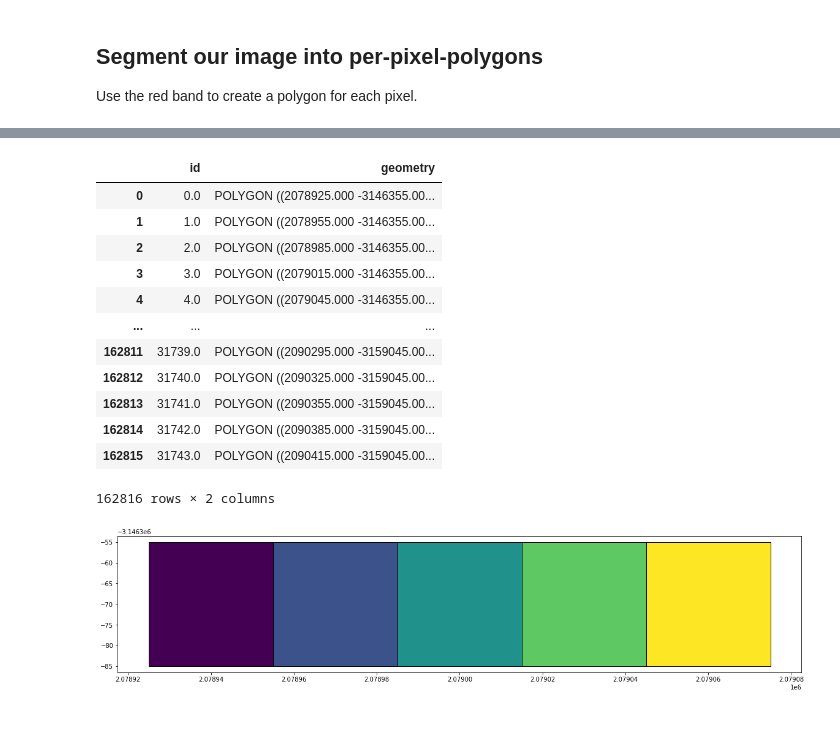
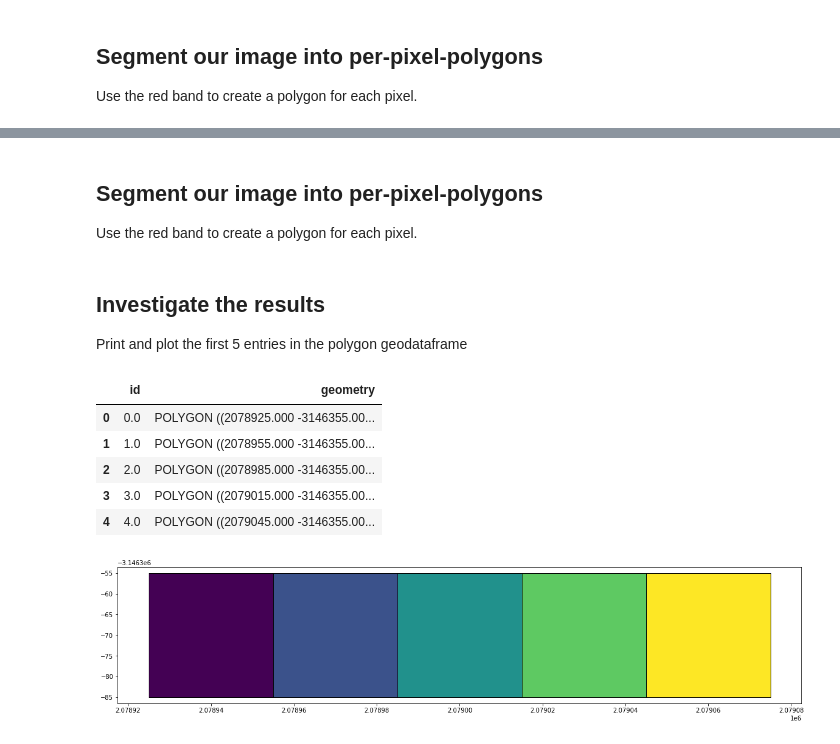
Before and after one commit to gorsol/dea-notebooks, a Jupyter notebook: 00_Development_Notebooks/Pixel_Edges/Polygonise_pixel_edges.ipynb, the cells around one changed output, grey strips where cells are left out. Saved outputs shown, nothing was run; the diff lists cells and outputs as text; code cells hidden in the pictures.

```diff
--- a/00_Development_Notebooks/Pixel_Edges/Polygonise_pixel_edges.ipynb
+++ b/00_Development_Notebooks/Pixel_Edges/Polygonise_pixel_edges.ipynb
@@ -163,0 +230,13 @@ Use the red band to create a polygon for each pixel.
+# %%
+# Create a landsat query
+ls_query = {
+    'x': (153.40, 153.50),
+    'y': (-27.40, -27.50),
+    'time': ('2018-08-01', '2018-08-20'),
+    'products' : ['ga_ls5t_ard_3', 'ga_ls7e_ard_3','ga_ls8c_ard_3'],
+    'measurements': ['nbart_green','nbart_red', 'nbart_blue'], #only get the bands we need for plotting and segmenting
+    'output_crs': 'EPSG:3577',
+    'align': (15, 15),
+    'resolution': (-30, 30),
+    'group_by': 'solar_day'
+}
@@ -163,0 +245,5 @@ Use the red band to create a polygon for each pixel.
+# %%
+# Load landsat data using load_ard
+ls_ds = load_ard(dc=dc,
+              ls7_slc_off = False,
+              **ls_query)
@@ -164,8 +265,13 @@ Use the red band to create a polygon for each pixel.
+# %%
+image_index = 0
+# %% [markdown]
+## Segment our image into per-pixel-polygons
+Use the red band to create a polygon for each pixel.
 # %%
 # Input array to segment and vectorise
-input_array = ds.nbart_red[image_index]
-input_transform = ds.affine
-input_crs = ds.crs
+input_array = ls_ds.nbart_red[image_index]
+input_transform = ls_ds.affine
+input_crs = ls_ds.crs
 
 # Create array with a unique value per cell
 unique_pixels = np.arange(input_array.size).reshape(input_array.shape)
@@ -180,23 +286,20 @@ values = [value for polygon, value in vectors]
 polygons = [shape(polygon) for polygon, value in vectors]
 
 # Create a geopandas dataframe populated with the polygon shapes
-poly_gdf = gpd.GeoDataFrame(data={'id': values},
+ls_poly_gdf = gpd.GeoDataFrame(data={'id': values},
                        geometry=polygons,
                        crs=input_crs)
-# %%
-poly_gdf
-# %% [output]
-|  | id | geometry |
-| 0 | 0.0 | POLYGON ((2078925.000 -3146355.00... |
-| 1 | 1.0 | POLYGON ((2078955.000 -3146355.00... |
-| 2 | 2.0 | POLYGON ((2078985.000 -3146355.00... |
-| 3 | 3.0 | POLYGON ((2079015.000 -3146355.00... |
-| 4 | 4.0 | POLYGON ((2079045.000 -3146355.00... |
-| ... | ... | ... |
-| 162811 | 31739.0 | POLYGON ((2090295.000 -3159045.00... |
-| 162812 | 31740.0 | POLYGON ((2090325.000 -3159045.00... |
-| 162813 | 31741.0 | POLYGON ((2090355.000 -3159045.00... |
-| 162814 | 31742.0 | POLYGON ((2090385.000 -3159045.00... |
-| 162815 | 31743.0 | POLYGON ((2090415.000 -3159045.00... |
-162816 rows × 2 columns
+# %% [markdown]
+## Investigate the results
+Print and plot the first 5 entries in the polygon geodataframe
+# %%
+#print the first 5 rows in the geodataframe
+ls_poly_gdf.head()
+# %% [output]
+|  | id | geometry |
+| 0 | 0.0 | POLYGON ((2078925.000 -3146355.00... |
+| 1 | 1.0 | POLYGON ((2078955.000 -3146355.00... |
+| 2 | 2.0 | POLYGON ((2078985.000 -3146355.00... |
+| 3 | 3.0 | POLYGON ((2079015.000 -3146355.00... |
+| 4 | 4.0 | POLYGON ((2079045.000 -3146355.00... |
 # %%
```
Also changed, not shown: parts of 40 cells of this notebook.
